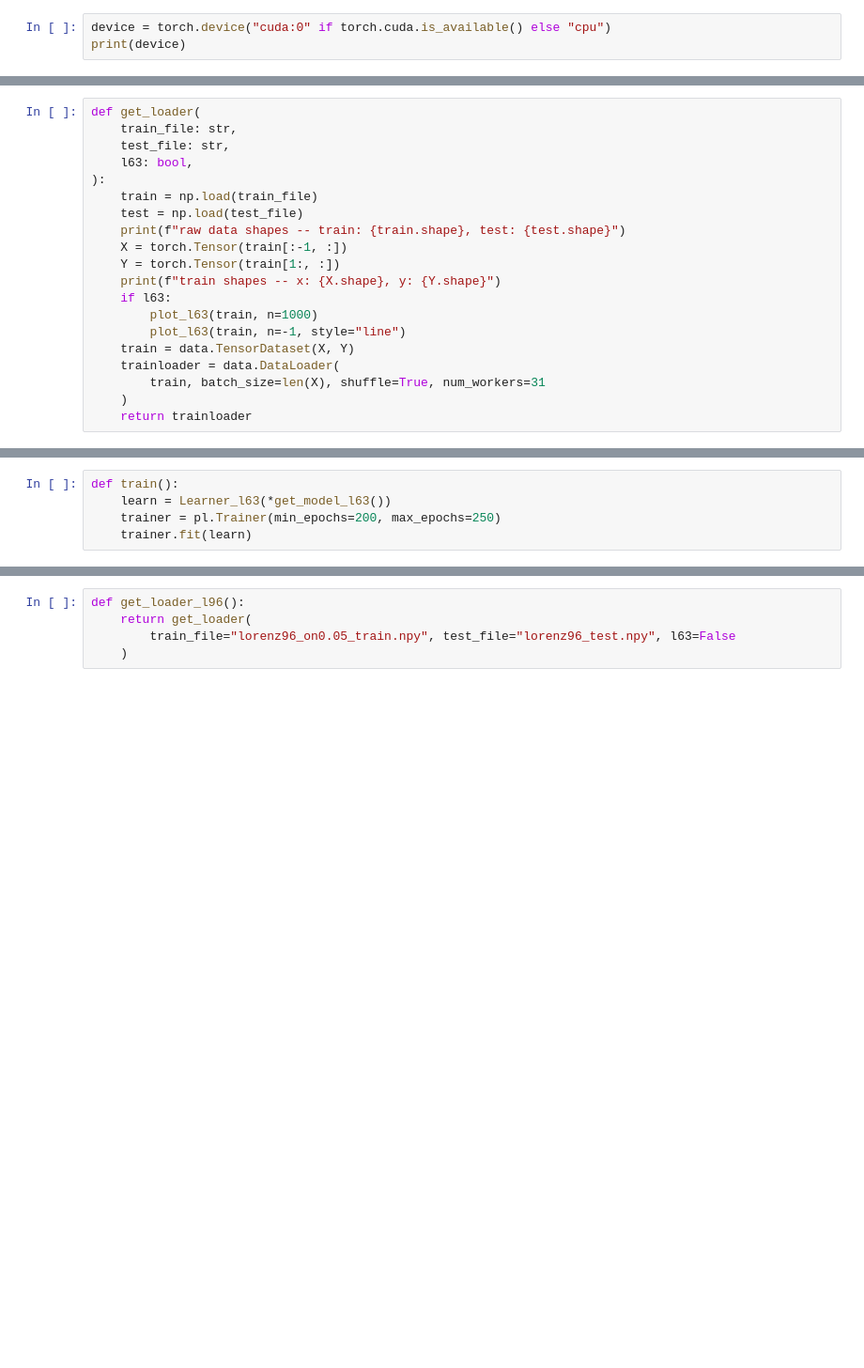
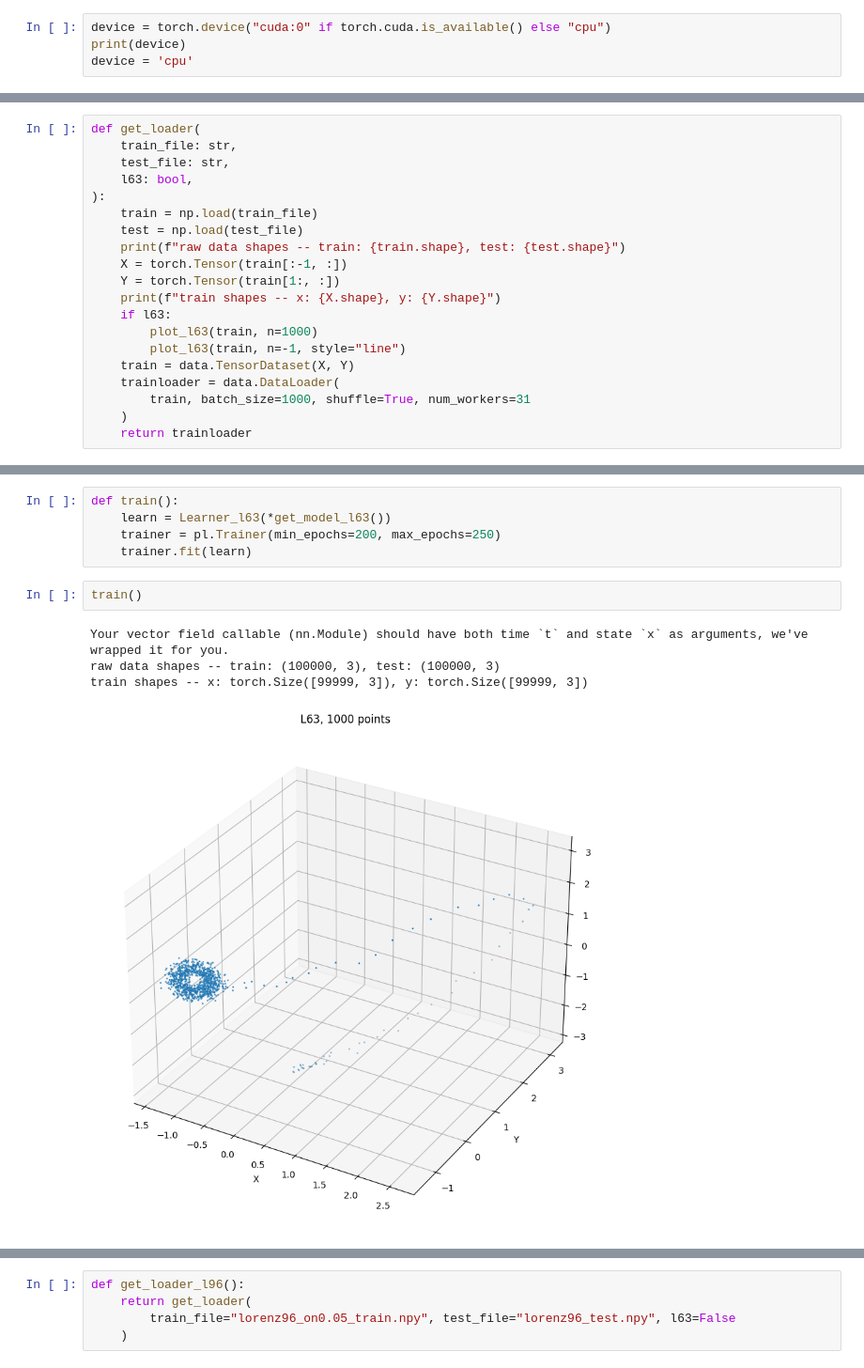
Before and after one commit to anuramat/uhd-mldyn, a Jupyter notebook: final/final.ipynb, the cells around one changed output, grey strips where cells are left out. Shown at 94% size. Cells and saved outputs as stored; diff of their text form; blank space fills up the shorter version.

```diff
--- a/final/final.ipynb
+++ b/final/final.ipynb
@@ -10,3 +10,4 @@ import pytorch_lightning as pl
 # %%
 device = torch.device("cuda:0" if torch.cuda.is_available() else "cpu")
 print(device)
+device = 'cpu'
@@ -43,7 +46,7 @@ def get_loader(
         plot_l63(train, n=-1, style="line")
     train = data.TensorDataset(X, Y)
     trainloader = data.DataLoader(
-        train, batch_size=len(X), shuffle=True, num_workers=31
+        train, batch_size=1000, shuffle=True, num_workers=31
     )
     return trainloader
 # %%
@@ -102,3 +105,10 @@ def train():
     learn = Learner_l63(*get_model_l63())
     trainer = pl.Trainer(min_epochs=200, max_epochs=250)
     trainer.fit(learn)
+# %%
+train()
+# %% [output]
+Your vector field callable (nn.Module) should have both time `t` and state `x` as arguments, we've wrapped it for you.
+raw data shapes -- train: (100000, 3), test: (100000, 3)
+train shapes -- x: torch.Size([99999, 3]), y: torch.Size([99999, 3])
+[figure, added]
```
Also changed, not shown: parts of 2 cells of this notebook, 2 other files.
